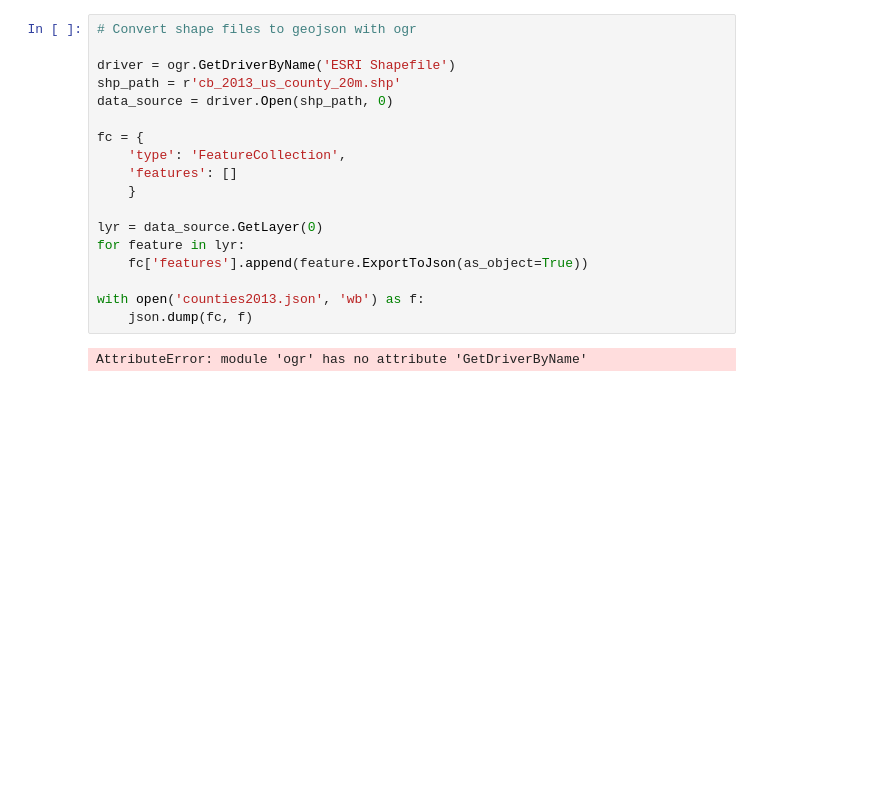
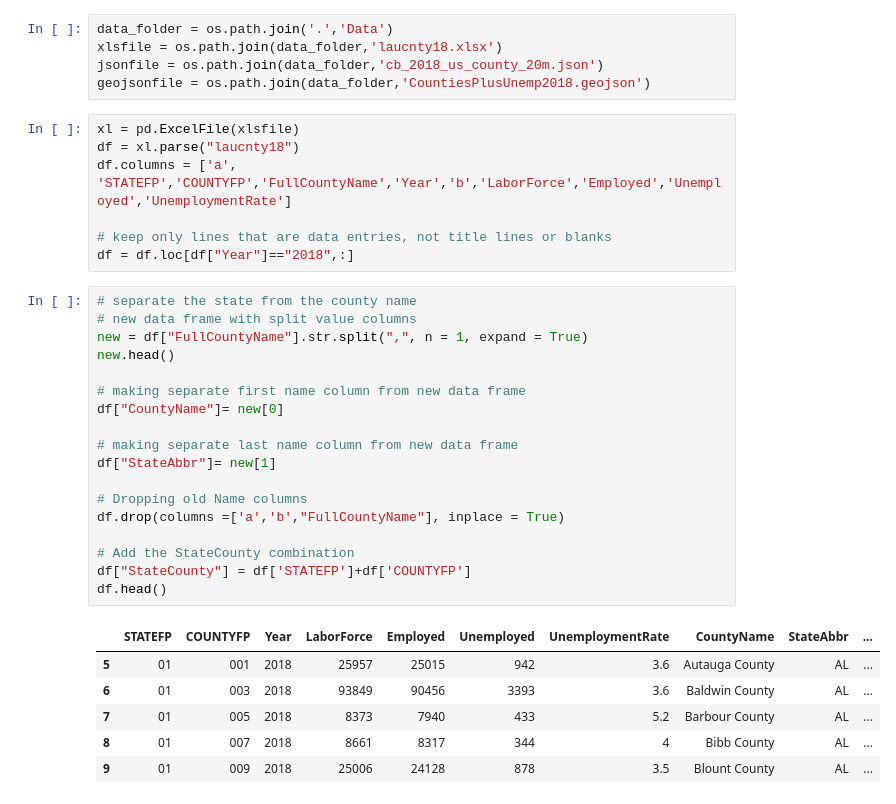
Before and after one commit to amiraligh89/Project2_Economic_Disaster, a Jupyter notebook: Explore BLS APIs.ipynb, the cells around one changed output. Saved outputs shown, nothing was run; the diff lists cells and outputs as text; blank space fills up the shorter version.

```diff
--- a/Explore BLS APIs.ipynb
+++ b/Explore BLS APIs.ipynb
@@ -15,20 +7,37 @@ ModuleNotFoundError: No module named 'shapefile'
-# %%
-# Convert shape files to geojson with ogr
-
-driver = ogr.GetDriverByName('ESRI Shapefile')
-shp_path = r'cb_2013_us_county_20m.shp'
-data_source = driver.Open(shp_path, 0)
-
-fc = {
-    'type': 'FeatureCollection',
-    'features': []
-    }
-
-lyr = data_source.GetLayer(0)
-for feature in lyr:
-    fc['features'].append(feature.ExportToJson(as_object=True))
-
-with open('counties2013.json', 'wb') as f:
-    json.dump(fc, f)
-# %% [output]
-AttributeError: module 'ogr' has no attribute 'GetDriverByName'
+# %%
+data_folder = os.path.join('.','Data')
+xlsfile = os.path.join(data_folder,'laucnty18.xlsx')
+jsonfile = os.path.join(data_folder,'cb_2018_us_county_20m.json')
+geojsonfile = os.path.join(data_folder,'CountiesPlusUnemp2018.geojson')
+# %%
+xl = pd.ExcelFile(xlsfile)
+df = xl.parse("laucnty18")
+df.columns = ['a', 'STATEFP','COUNTYFP','FullCountyName','Year','b','LaborForce','Employed','Unemployed','UnemploymentRate']
+
+# keep only lines that are data entries, not title lines or blanks
+df = df.loc[df["Year"]=="2018",:]
+# %%
+# separate the state from the county name
+# new data frame with split value columns
+new = df["FullCountyName"].str.split(",", n = 1, expand = True)
+new.head()
+
+# making separate first name column from new data frame
+df["CountyName"]= new[0]
+
+# making separate last name column from new data frame
+df["StateAbbr"]= new[1]
+
+# Dropping old Name columns
+df.drop(columns =['a','b',"FullCountyName"], inplace = True)
+
+# Add the StateCounty combination
+df["StateCounty"] = df['STATEFP']+df['COUNTYFP']
+df.head()
+# %% [output]
+|  | STATEFP | COUNTYFP | Year | LaborForce | Employed | Unemployed | UnemploymentRate | CountyName | StateAbbr | ... |
+| 5 | 01 | 001 | 2018 | 25957 | 25015 | 942 | 3.6 | Autauga County | AL | ... |
+| 6 | 01 | 003 | 2018 | 93849 | 90456 | 3393 | 3.6 | Baldwin County | AL | ... |
+| 7 | 01 | 005 | 2018 | 8373 | 7940 | 433 | 5.2 | Barbour County | AL | ... |
+| 8 | 01 | 007 | 2018 | 8661 | 8317 | 344 | 4 | Bibb County | AL | ... |
+| 9 | 01 | 009 | 2018 | 25006 | 24128 | 878 | 3.5 | Blount County | AL | ... |
```
Also changed, not shown: parts of 15 cells of this notebook, 8 other files.
